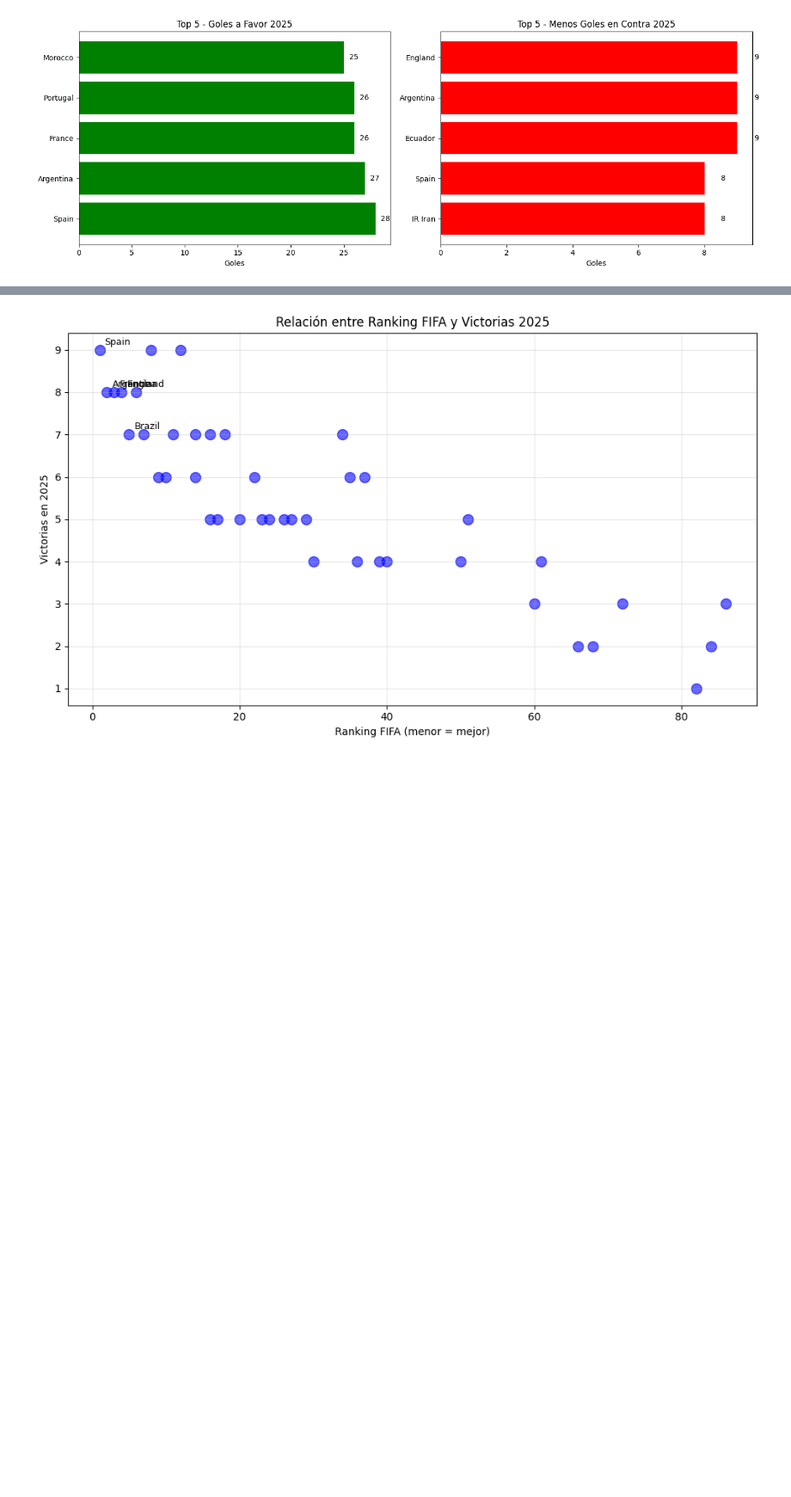
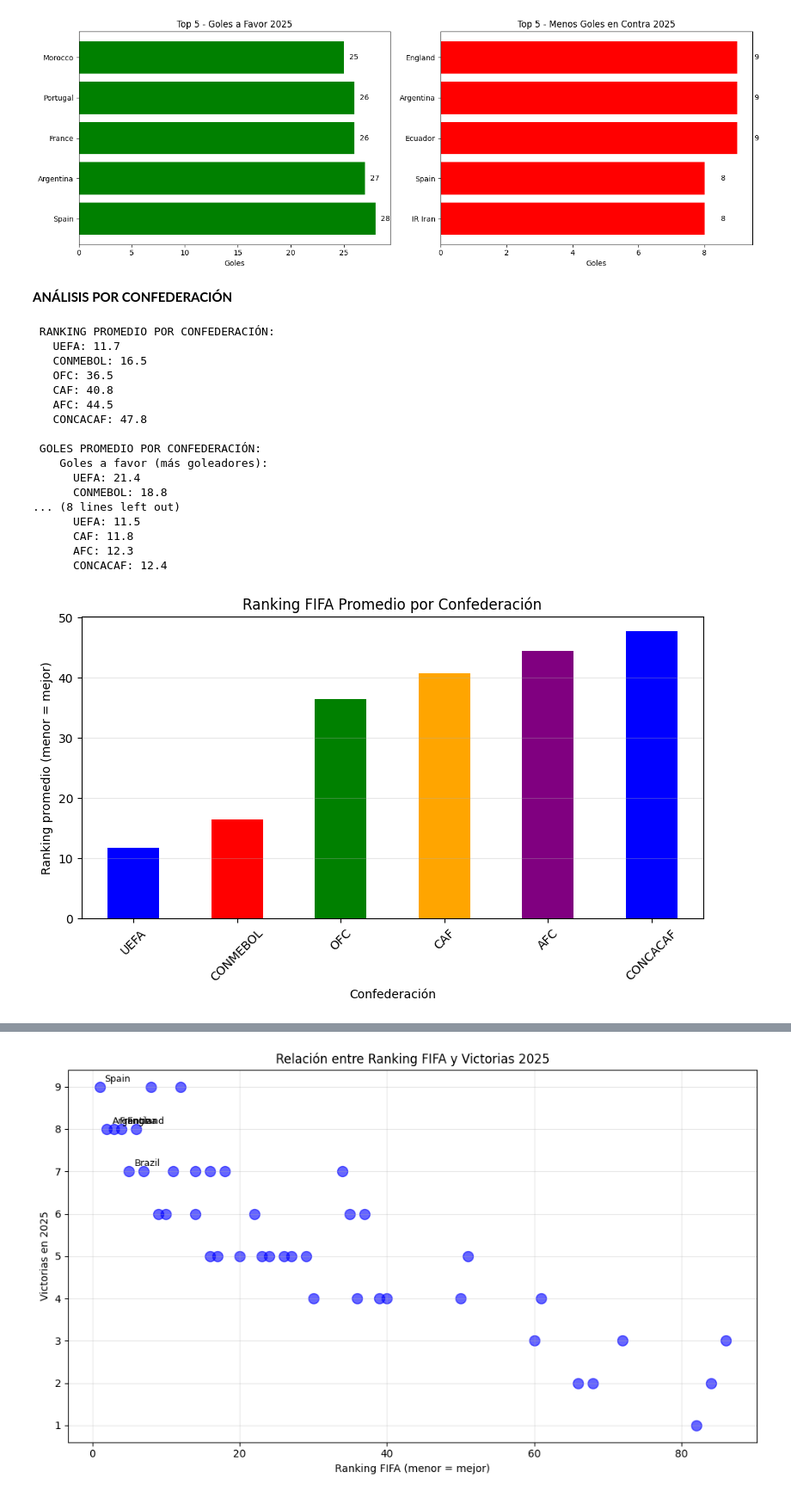
Before and after one commit to ddopazo92/Introduccion_datascience_diego_dopazo, a Jupyter notebook: PROYECTO-DOPAZODIEGO.ipynb, the cells around one changed output, grey strips where cells are left out. Shown at 86% size. Cells and saved outputs as stored; diff of their text form; code cells hidden in the pictures; blank space fills up the shorter version.

```diff
--- a/PROYECTO-DOPAZODIEGO.ipynb
+++ b/PROYECTO-DOPAZODIEGO.ipynb
@@ -663,3 +669,76 @@ plt.show()
 # %% [output]
 [figure]
 [figure]
+# %% [markdown]
+**ANÁLISIS POR CONFEDERACIÓN**
+# %%
+# Verificar que tenemos los datos de continente
+if 'continente' in df_stats_completo.columns:
+
+    # Filtrar placeholders
+    placeholders = ['Winner UEFA Playoff D', 'Winner UEFA Playoff A', 'Winner UEFA Playoff C',
+                    'Winner UEFA Playoff B', 'Winner FIFA Playoff 2', 'Winner FIFA Playoff 1']
+    df_conf = df_stats_completo[~df_stats_completo['team'].isin(placeholders)].copy()
+
+    # Mapeo de continentes a confederaciones
+    mapa_confederaciones = {
+        'Europe': 'UEFA',
+        'South America': 'CONMEBOL',
+        'North America': 'CONCACAF',
+        'Asia': 'AFC',
+        'Africa': 'CAF',
+        'Oceania': 'OFC'
+    }
+    df_conf['confederacion'] = df_conf['continente'].map(mapa_confederaciones)
+
+    # 1. Ranking promedio por confederación
+    print("\n RANKING PROMEDIO POR CONFEDERACIÓN:")
+    ranking_conf = df_conf.groupby('confederacion')['ranking_fifa'].mean().sort_values()
+    for conf, rank in ranking_conf.items():
+        print(f"   {conf}: {rank:.1f}")
+
+    # 2. Goles promedio por confederación
+    print("\n GOLES PROMEDIO POR CONFEDERACIÓN:")
+    goles_favor_conf = df_conf.groupby('confederacion')['goles_favor_2025'].mean().sort_values(ascending=False)
+    goles_contra_conf = df_conf.groupby('confederacion')['goles_contra_2025'].mean().sort_values()
+
+    print("    Goles a favor (más goleadores):")
+    for conf, goles in goles_favor_conf.items():
+        print(f"      {conf}: {goles:.1f}")
+
+    print("\n    Goles en contra (mejor defensa):")
+    for conf, goles in goles_contra_conf.items():
+        print(f"      {conf}: {goles:.1f}")
+
+    # 3. Gráfico simple de ranking por confederación
+    plt.figure(figsize=(8, 5))
+    ranking_conf.plot(kind='bar', color=['blue', 'red', 'green', 'orange', 'purple'])
+    plt.title('Ranking FIFA Promedio por Confederación', fontsize=12)
+    plt.xlabel('Confederación')
+    plt.ylabel('Ranking promedio (menor = mejor)')
+    plt.xticks(rotation=45)
+    plt.grid(axis='y', alpha=0.3)
+    plt.tight_layout()
+    plt.show()
+
+else:
+    print(" No se encontraron datos de continente. Ejecuta primero la celda de la API.")
+# %% [output]
+ RANKING PROMEDIO POR CONFEDERACIÓN:
+   UEFA: 11.7
+   CONMEBOL: 16.5
+   OFC: 36.5
+   CAF: 40.8
+   AFC: 44.5
+   CONCACAF: 47.8
+
+ GOLES PROMEDIO POR CONFEDERACIÓN:
+    Goles a favor (más goleadores):
+      UEFA: 21.4
+      CONMEBOL: 18.8
+... (8 lines left out)
+      UEFA: 11.5
+      CAF: 11.8
+      AFC: 12.3
+      CONCACAF: 12.4
+[figure, added]
```
Also changed, not shown: parts of 8 cells of this notebook.
